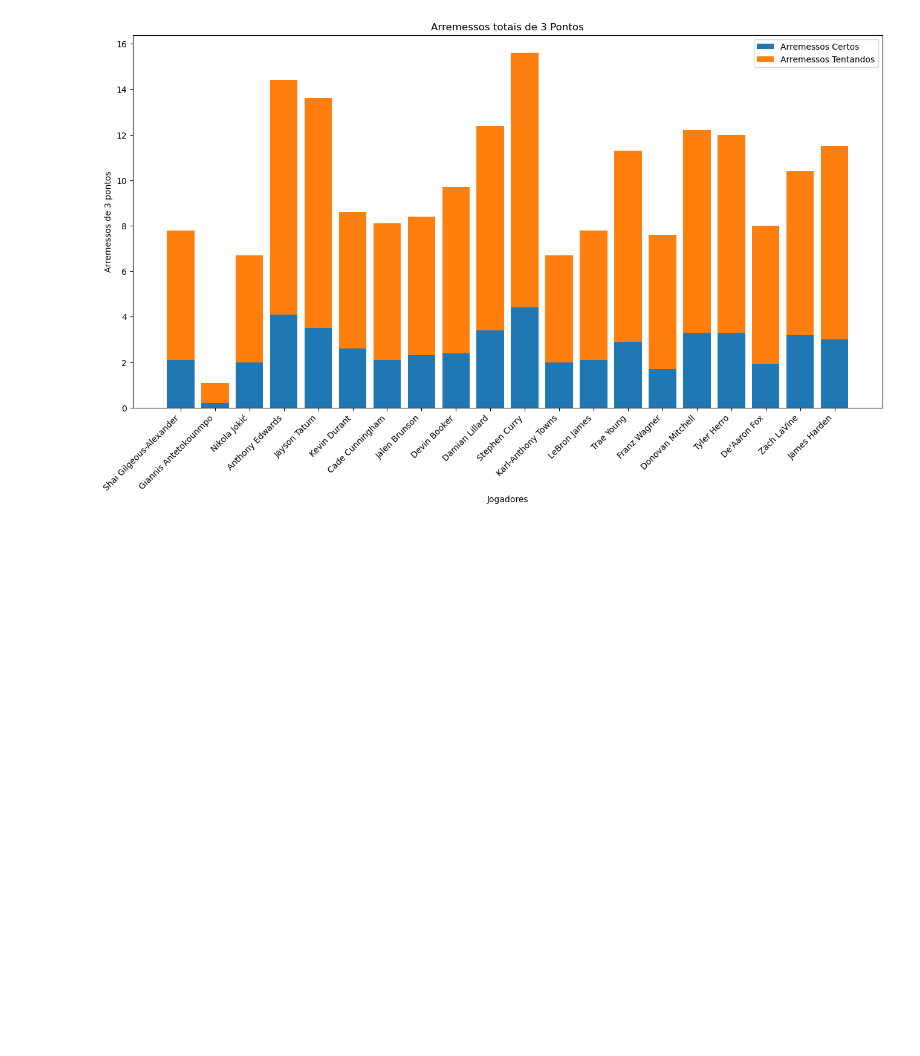
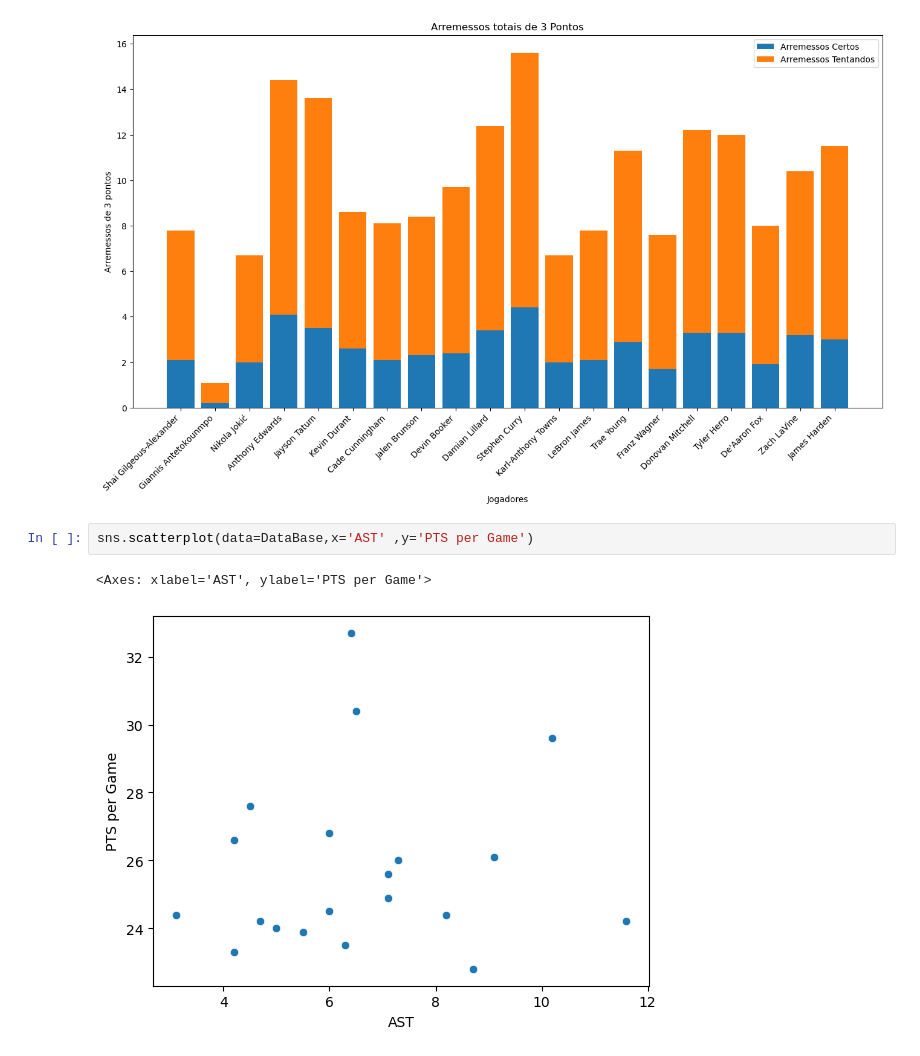
Before and after one commit to matheusmendesds/projetoPython, a Jupyter notebook: projetoNba.ipynb, the cells around one changed output. Drawn from its saved outputs; the diff is of its cells as text; blank space fills up the shorter version.

```diff
--- a/projetoNba.ipynb
+++ b/projetoNba.ipynb
@@ -70,3 +71,8 @@ plt.legend()
 plt.show()
 # %% [output]
 [figure]
+# %%
+sns.scatterplot(data=DataBase,x='AST' ,y='PTS per Game')
+# %% [output]
+<Axes: xlabel='AST', ylabel='PTS per Game'>
+[figure, added]
```
Also changed, not shown: parts of 2 cells of this notebook.
